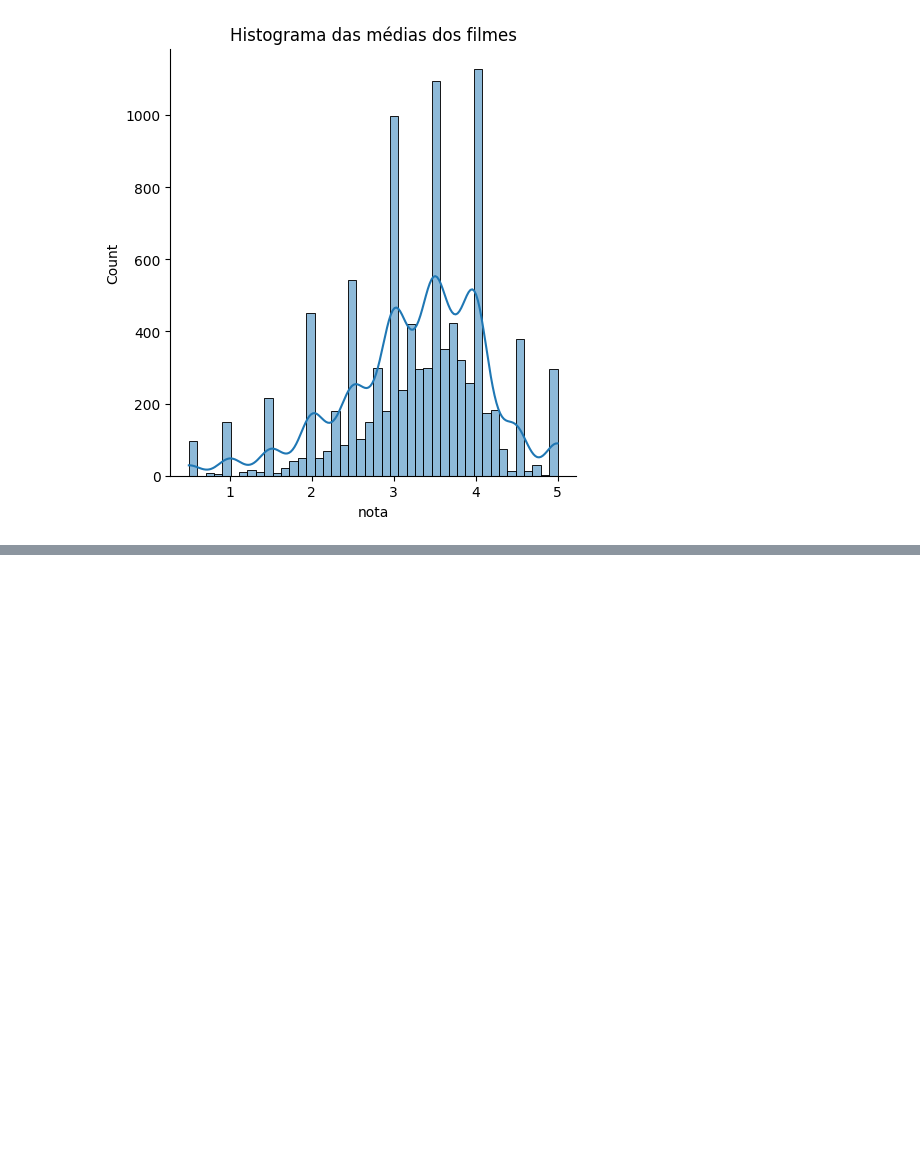
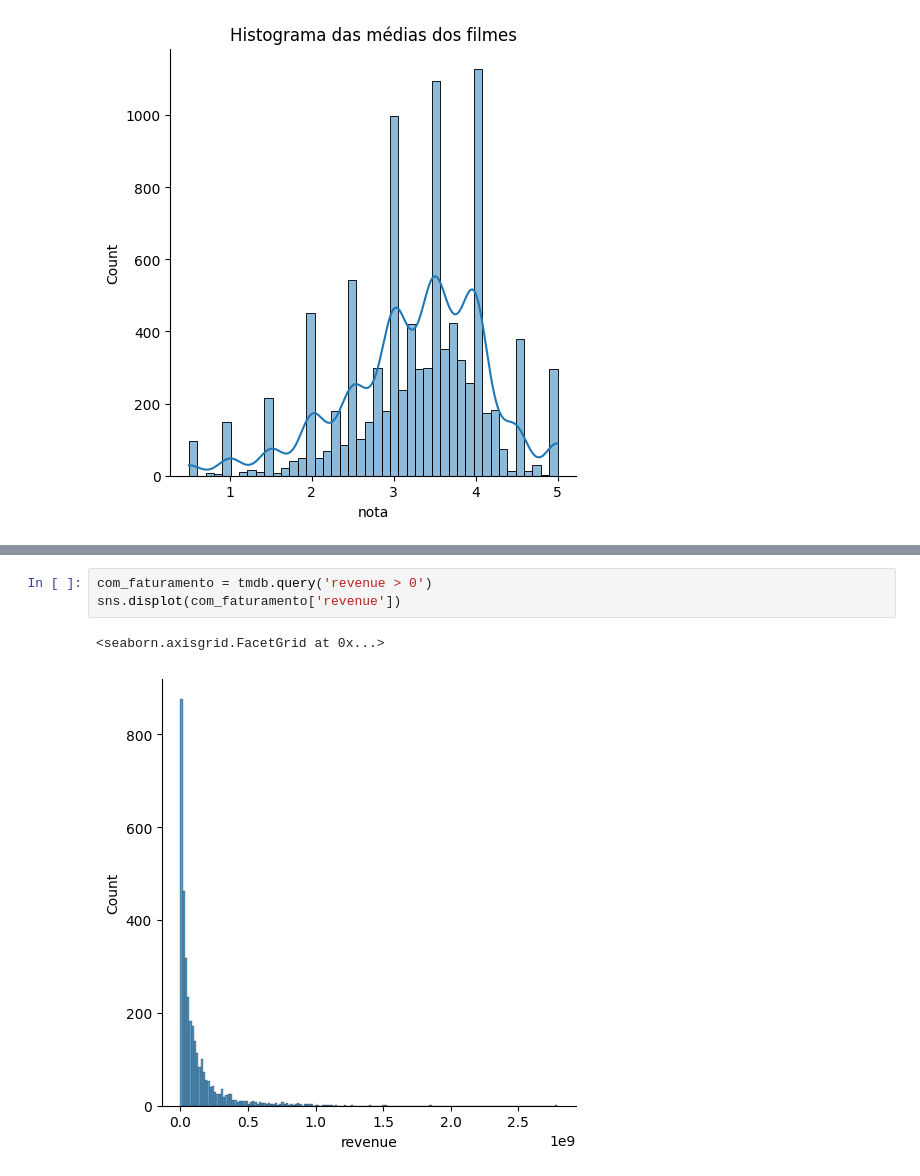
Before and after one commit to juliogazoli/alura-data-science-python-analise-exploratoria, a Jupyter notebook: introducao_a_data_science.ipynb, the cells around one changed output, grey strips where cells are left out. Cells and saved outputs as stored; diff of their text form; blank space fills up the shorter version.

```diff
--- a/introducao_a_data_science.ipynb
+++ b/introducao_a_data_science.ipynb
@@ -180,0 +236,6 @@ Text(0.5, 1.0, 'Histograma das médias dos filmes')
+# %%
+com_faturamento = tmdb.query('revenue > 0')
+sns.displot(com_faturamento['revenue'])
+# %% [output]
+<seaborn.axisgrid.FacetGrid at 0x...>
+[figure, added]
```
Also changed, not shown: parts of 5 cells of this notebook, 1 other file.
